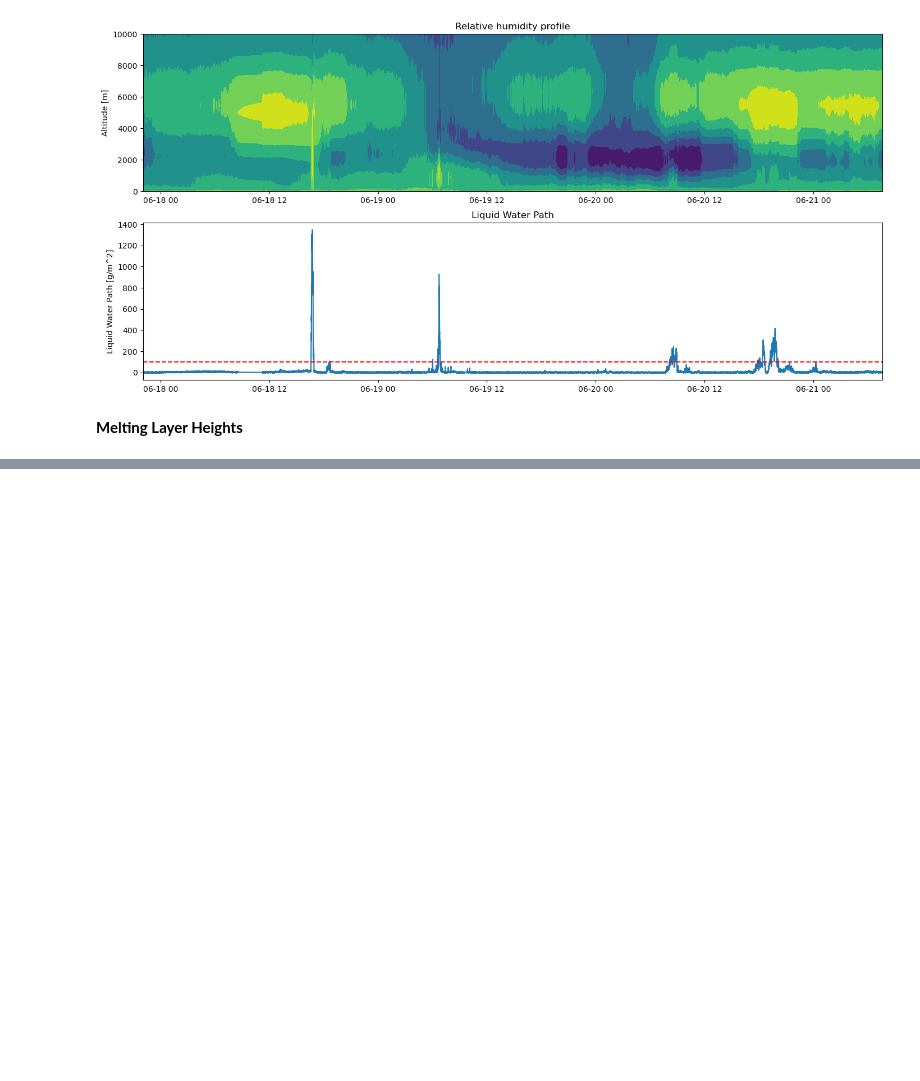
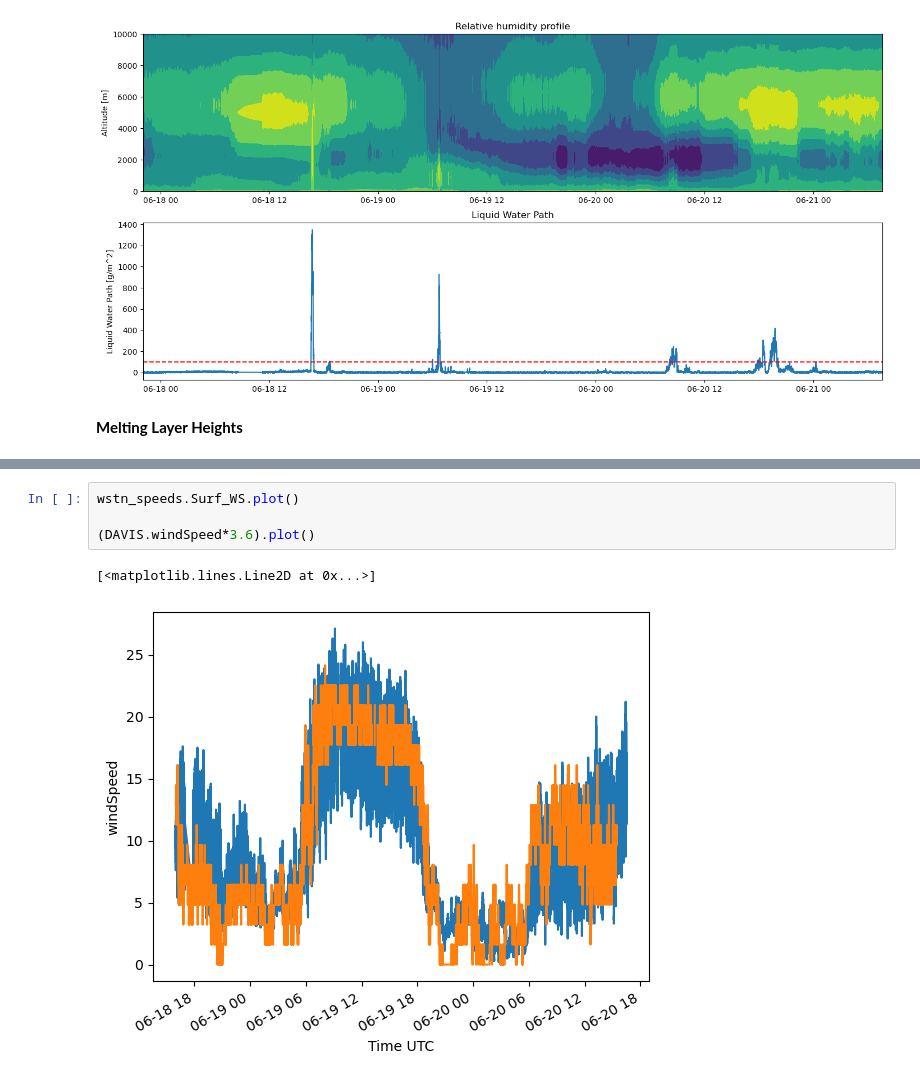
Before and after one commit to nefelita/Fieldwork, a Jupyter notebook: Nef.ipynb, the cells around one changed output, grey strips where cells are left out. Saved outputs shown, nothing was run; the diff lists cells and outputs as text; blank space fills up the shorter version.

```diff
--- a/Nef.ipynb
+++ b/Nef.ipynb
@@ -313,0 +359,7 @@ plt.scatter(melting_altitude.time[non_nan_indices[0]],melting_heights)
+# %%
+wstn_speeds.Surf_WS.plot()
+
+(DAVIS.windSpeed*3.6).plot()
+# %% [output]
+[<matplotlib.lines.Line2D at 0x...>]
+[figure, added]
```
Also changed, not shown: parts of 7 cells of this notebook, 3 other files.
